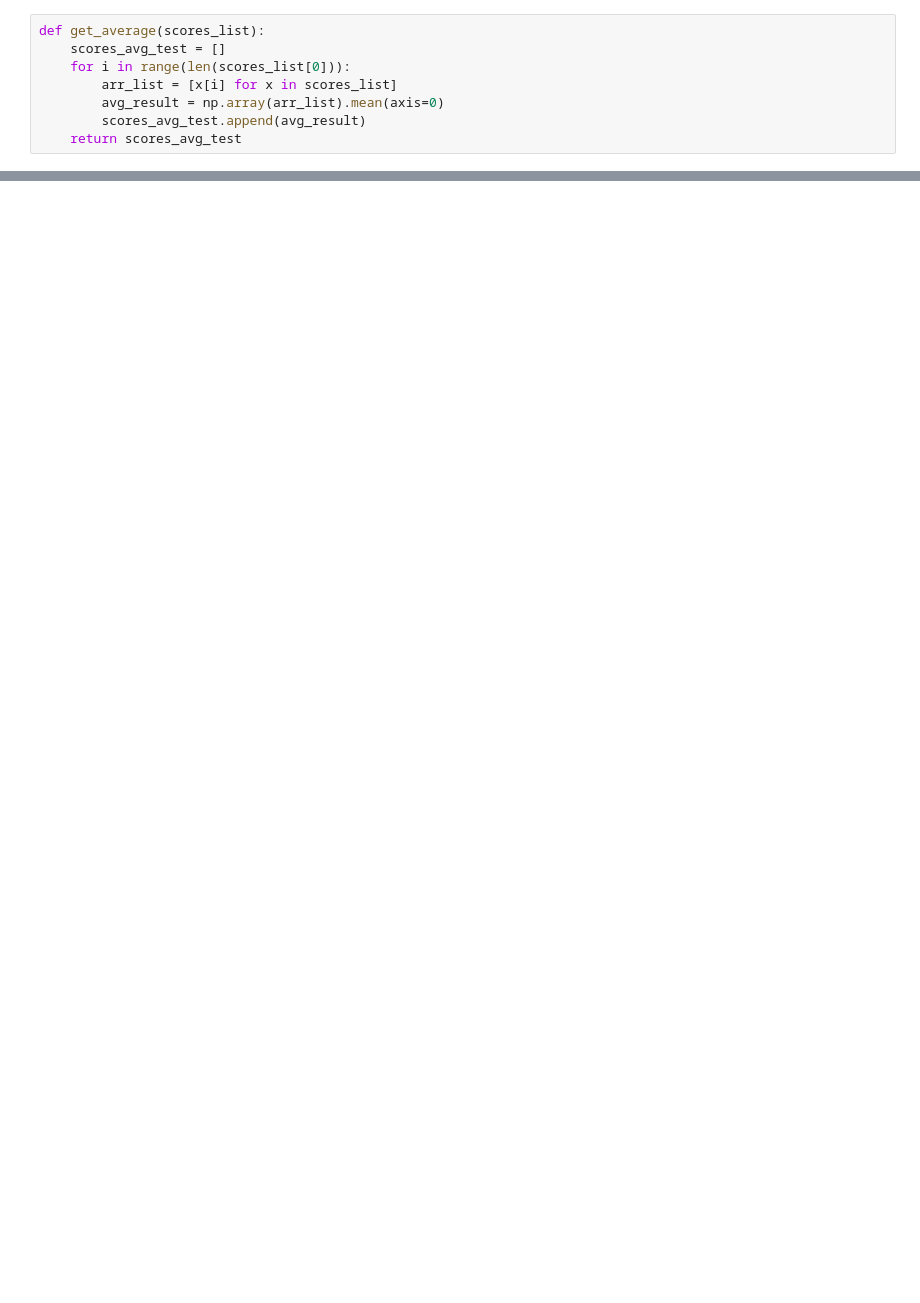
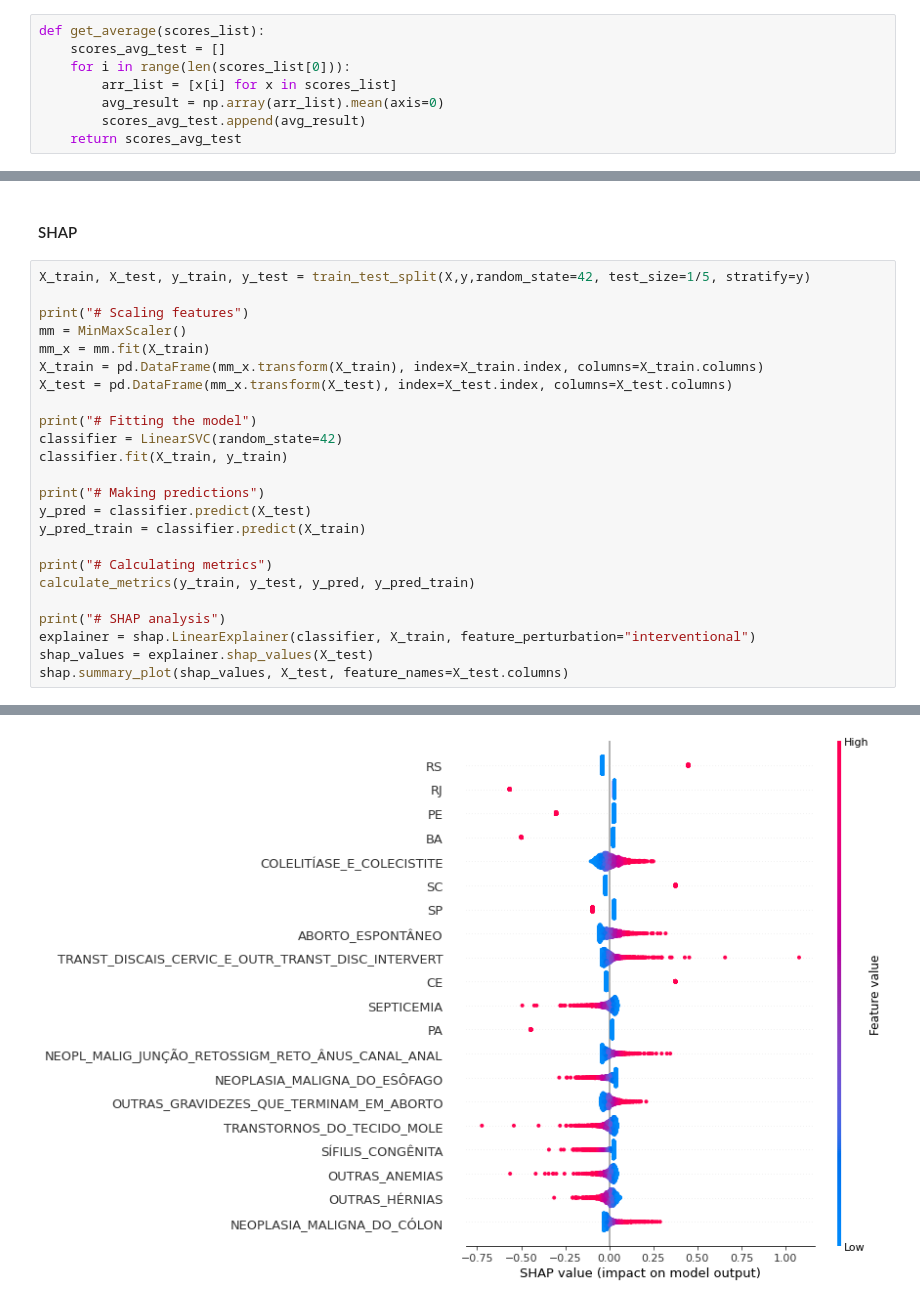
Before and after one commit to pypas/suicities-datasus, a Jupyter notebook: Models/Classification/classification_model_highest_rates.ipynb, the cells around one changed output, grey strips where cells are left out. Drawn from its saved outputs; the diff is of its cells as text; blank space fills up the shorter version.

```diff
--- a/Models/Classification/classification_model_highest_rates.ipynb
+++ b/Models/Classification/classification_model_highest_rates.ipynb
@@ -850,0 +1009,27 @@ shap.force_plot(explainer.expected_value[1], shap_values[1], data_for_prediction
+# %% [markdown]
+#### SHAP
+# %%
+X_train, X_test, y_train, y_test = train_test_split(X,y,random_state=42, test_size=1/5, stratify=y)
+
+print("# Scaling features")
+mm = MinMaxScaler()
+mm_x = mm.fit(X_train)
+X_train = pd.DataFrame(mm_x.transform(X_train), index=X_train.index, columns=X_train.columns)
+X_test = pd.DataFrame(mm_x.transform(X_test), index=X_test.index, columns=X_test.columns)
+
+print("# Fitting the model")
+classifier = LinearSVC(random_state=42)
+classifier.fit(X_train, y_train)
+
+print("# Making predictions")
+y_pred = classifier.predict(X_test)
+y_pred_train = classifier.predict(X_train)
+
+print("# Calculating metrics")
+calculate_metrics(y_train, y_test, y_pred, y_pred_train)
+
+print("# SHAP analysis")
+explainer = shap.LinearExplainer(classifier, X_train, feature_perturbation="interventional")
+shap_values = explainer.shap_values(X_test)
+shap.summary_plot(shap_values, X_test, feature_names=X_test.columns)
+# %% [output]
@@ -850,0 +1053 @@ shap.force_plot(explainer.expected_value[1], shap_values[1], data_for_prediction
+[figure, added]
```
Also changed, not shown: parts of 86 cells of this notebook, 1 other file.
